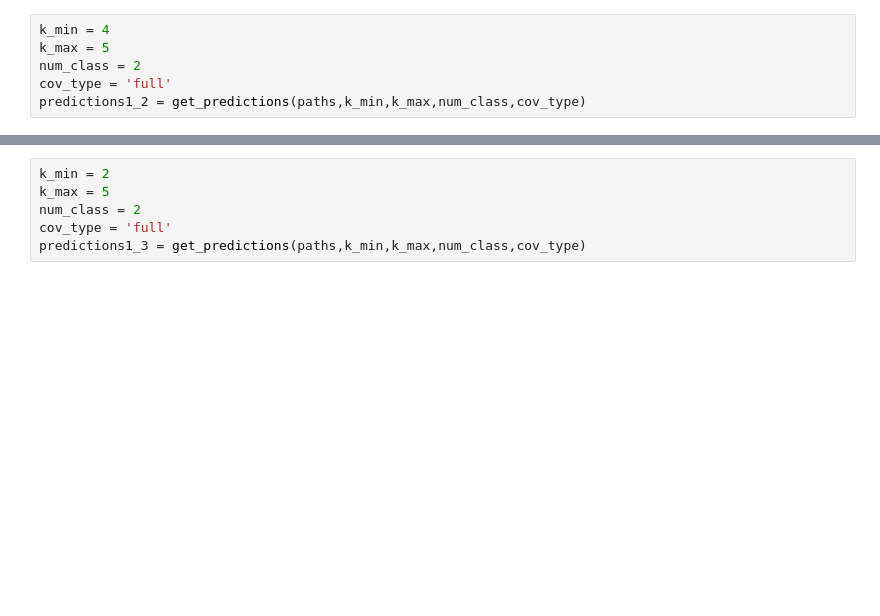
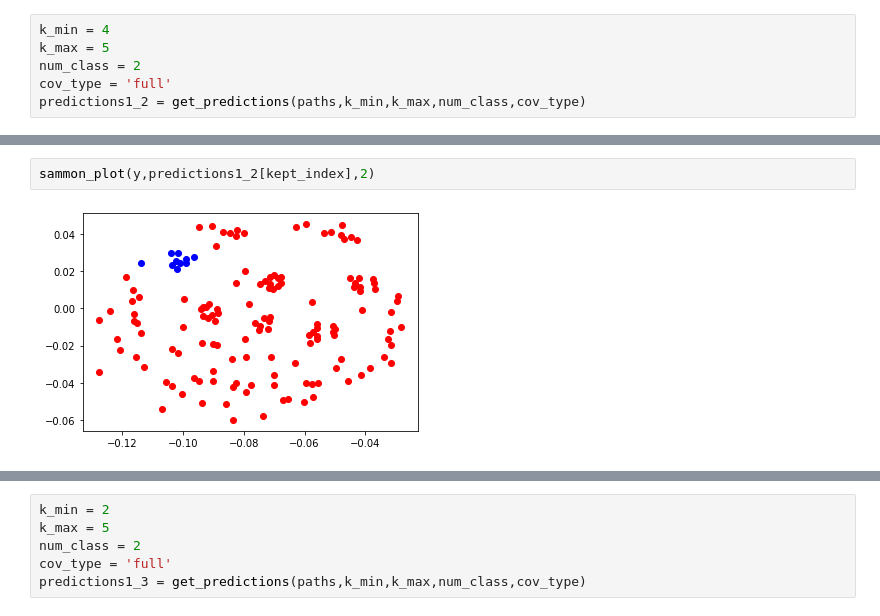
Before and after one commit to solislemuslab/mycovirus-ml, a Jupyter notebook: scripts/Gaussian Mixture Model-Zhiwen Xu/GMM_generalized.ipynb, the cells around one changed output, grey strips where cells are left out. Drawn from its saved outputs; the diff is of its cells as text; blank space fills up the shorter version.

```diff
--- a/scripts/Gaussian Mixture Model-Zhiwen Xu/GMM_generalized.ipynb
+++ b/scripts/Gaussian Mixture Model-Zhiwen Xu/GMM_generalized.ipynb
@@ -129,3 +354,7 @@ predictions1_2 = get_predictions(paths,k_min,k_max,num_class,cov_type)
+# %%
+sammon_plot(y,predictions1_2[kept_index],2)
+# %% [output]
+[figure, added]
 # %%
 accuracy1_2 = 1 - sum(abs(labels1 - predictions1_2))/(bat_len+penguin_len)
 accuracy1_2
```
Also changed, not shown: parts of 17 cells of this notebook.
